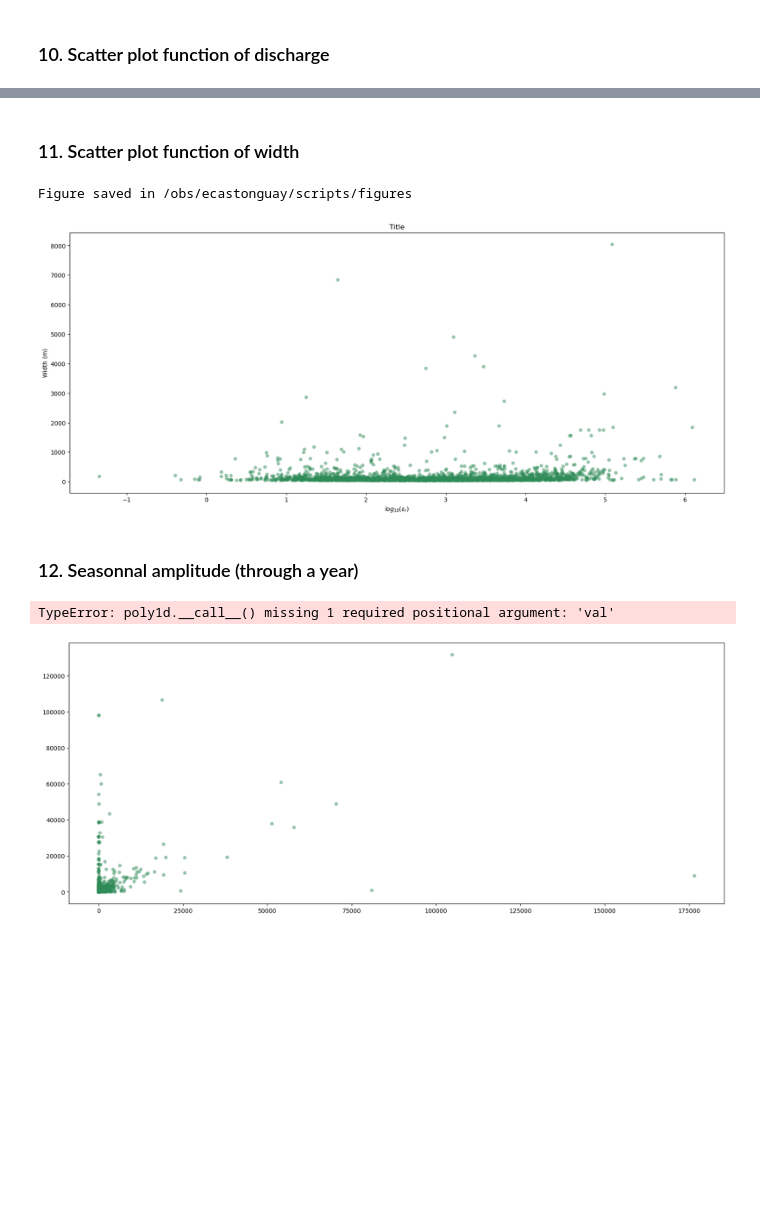
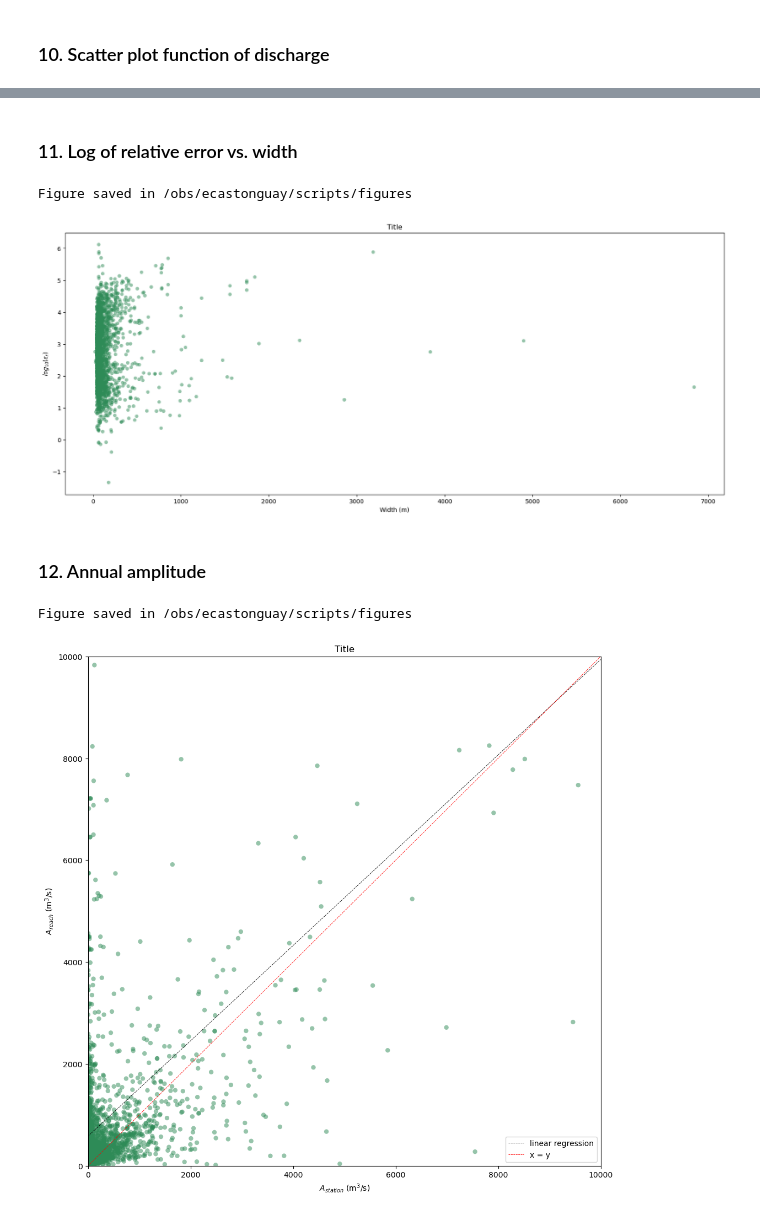
Before and after one commit to evecastonguay/Stage2026, a Jupyter notebook: discharge_dset.ipynb, the cells around one changed output, grey strips where cells are left out. Cells and saved outputs as stored; diff of their text form; code cells hidden in the pictures; blank space fills up the shorter version.

Commit message:
added area and some plots (log of relative mean)

```diff
--- a/discharge_dset.ipynb
+++ b/discharge_dset.ipynb
@@ -341,7 +358,8 @@ dset_global['dschg_global_s'] = dschg_global_s
 dset_global['geox_global_s'] = geox_global_s
 dset_global['geoy_global_s'] = geoy_global_s
 dset_global['id_global_s'] = id_global_s
-dset_global['width_global_swr'] = width_global_swr
+dset_global['width_global_s'] = width_global_s
+dset_global['area_global_s'] = area_global_s
 
 # Change the data type of the reaches id which is (int)
 dset_global["id_global_s"] = dset_global["id_global_s"].astype(int)
@@ -944,5 +981,5 @@ Figure saved in /obs/ecastonguay/scripts/figures
 # %% [markdown]
-### 11. Scatter plot function of width
+### 11. Log of relative error vs. width
 # %%
 # Compute statistic
 eps = 0.5 # to filter out the smaller discharges that would result in a value of inf (/0)
@@ -955,11 +992,11 @@ log_err = np.log10(mean_err)
 
 # Scatter plot
 plt.figure(figsize=(20, 8))
-plt.scatter(log_err, w_ol_swr, c='seagreen', alpha=0.5, edgecolors='none')
+plt.scatter(w_ol_swr, log_err, c='seagreen', alpha=0.5, edgecolors='none')
 #plt.ylim((0,1000))
 plt.title("Title")
-plt.ylabel(r'Width (m)')
-plt.xlabel(r'$log_{10}(\varepsilon_r)$')
+plt.xlabel(r'Width (m)')
+plt.ylabel(r'$log_{10}(\varepsilon_r)$')
 
 # Save
 fig_name = f'sct_w.png'
@@ -968,41 +1005,46 @@ print(f"Figure saved in /obs/ecastonguay/scripts/figures")
 plt.show()
 # %% [output]
 Figure saved in /obs/ecastonguay/scripts/figures
-[figure, old version]
+[figure, new version]
 # %% [markdown]
-### 12. Seasonnal amplitude (through a year)
+### 12. Annual amplitude
 # %%
 # SWOT amplitude
 min_s = q_ol_s.min(dim="time",skipna=True)
 max_s = q_ol_s.max(dim="time",skipna=True)
 ampli_s = max_s-min_s
 
 # GRDC amplitude
 min_g = q_ol_g.min(dim="time",skipna=True)
 max_g = q_ol_g.max(dim="time",skipna=True)
 ampli_g = max_g-min_g
 
 # Scatter plot
-plt.figure(figsize=(20, 8))
+plt.figure(figsize=(12, 12))
 plt.scatter(ampli_g, ampli_s, c='seagreen', alpha=0.5, edgecolors='none')
 
 # Linear regression
-coef = np.polyfit(ampli_g,ampli_s,1)
-poly1d_fn = np.poly1d(coef)
-plt.plot(poly1d_fn(ampli_g), '--k')
+a, b = np.polyfit(ampli_g, ampli_s, deg=1)
+plt.axline(xy1=(0, b), slope=a, label=f'linear regression', color='k', linestyle='--', linewidth = 0.6)
+
+# X = y slope
+xy = np.arange(np.nanmax(ampli_g))
+s, d = np.polyfit(xy, xy, deg=1)
+plt.axline(xy1=(0, d), slope=s, label=f'x = y', color='r', linestyle='--', linewidth = 0.6)
 
 # Titles
-plt.ylim((0,1000))
-plt.xlim((0,1000))
+plt.ylim((0,10000))
+plt.xlim((0,10000))
 plt.title("Title")
-plt.ylabel(r'Amplitude at the station (m$^3$/s)')
-plt.xlabel(r'Amplitude at the reach (m$^3$/s)')
+plt.legend()
+plt.xlabel(r'$A_{station}$ (m$^3$/s)')
+plt.ylabel(r'$A_{reach}$ (m$^3$/s)')
 
 # Save
-fig_name = f'ampli_year.png'
+fig_name = f'ampli_year_4nn_a10000.png'
 plt.savefig(f'/obs/ecastonguay/scripts/figures/{fig_name}', dpi=400, bbox_inches='tight')
 print(f"Figure saved in /obs/ecastonguay/scripts/figures")
 plt.show()
 # %% [output]
-TypeError: poly1d.__call__() missing 1 required positional argument: 'val'
+Figure saved in /obs/ecastonguay/scripts/figures
-[figure, old version]
+[figure, new version]
```
Also changed, not shown: parts of 18 cells of this notebook.
